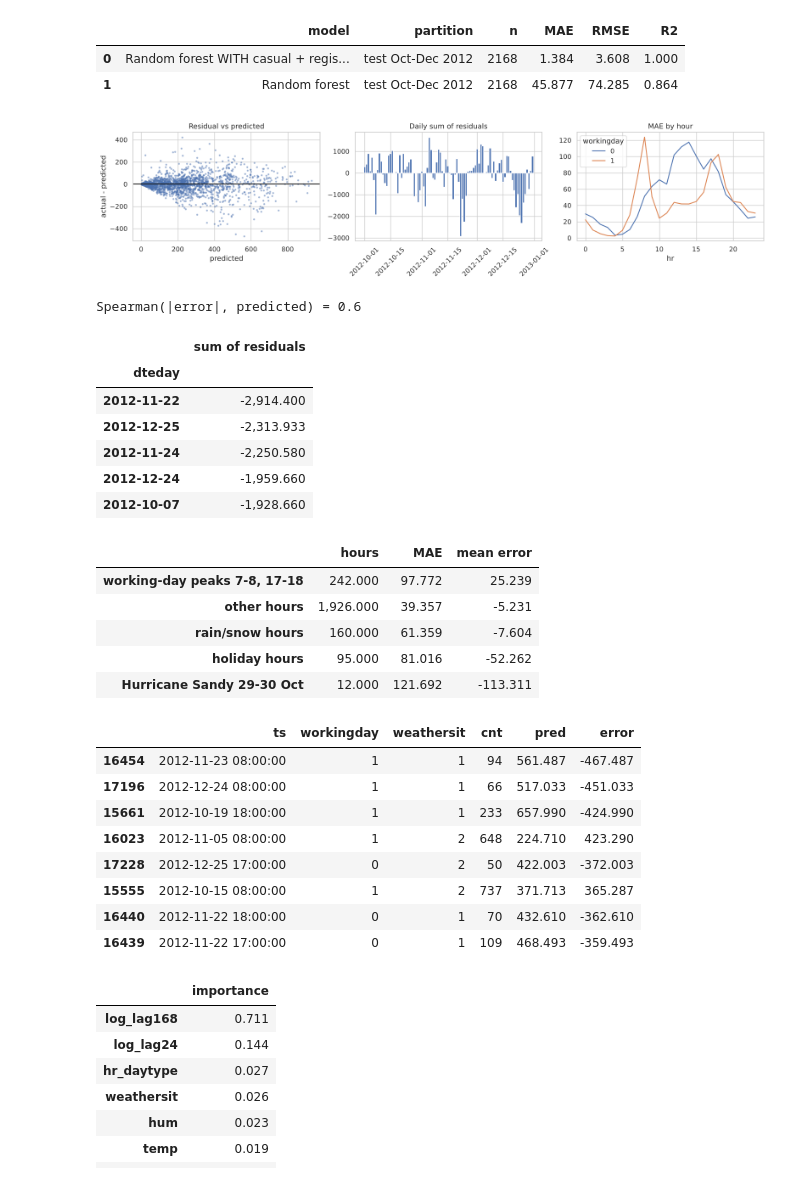
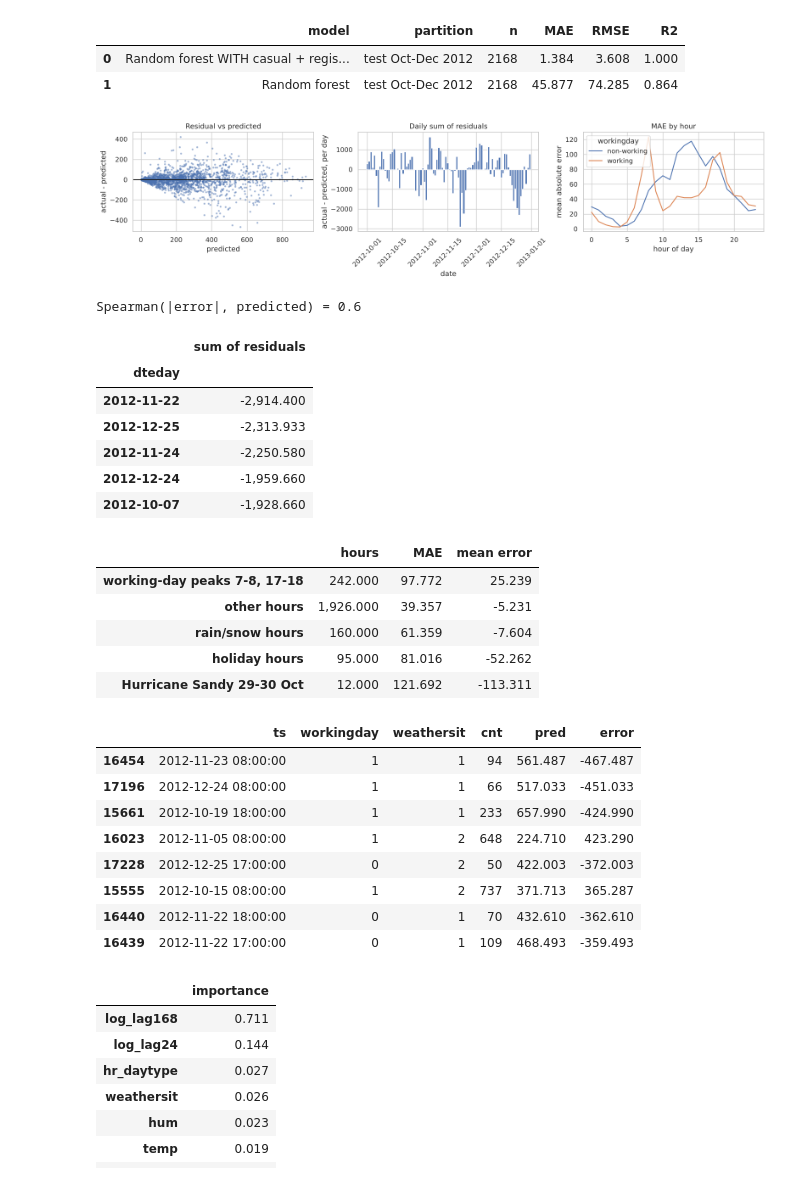
Before and after one commit to aktanseraliyev-beep/first, a Jupyter notebook: final_exam/final_exam_bike_sharing.ipynb, the cells around one changed output. Drawn from its saved outputs; the diff is of its cells as text; code cells hidden in the pictures.

```diff
--- a/final_exam/final_exam_bike_sharing.ipynb
+++ b/final_exam/final_exam_bike_sharing.ipynb
@@ -294,11 +303,11 @@ print('Shapiro-Wilk on daily cnt, p =', stats.shapiro(daily['cnt']).pvalue)
 commute = df[df['hr'].isin([7, 8, 9, 16, 17, 18, 19])].groupby('dteday')['cnt'].sum()
 daily['commute_share'] = commute / daily['cnt']
 full = daily[daily['hours'] >= 20]
-a = full.loc[full['workingday'] == 1, 'commute_share']
-b = full.loc[full['workingday'] == 0, 'commute_share']
-u, p = stats.mannwhitneyu(a, b)
-r = 2 * u / (len(a) * len(b)) - 1          # rank-biserial effect size
-print(f'Test 1: median {a.median():.3f} vs {b.median():.3f}, n = {len(a)} vs {len(b)}, U = {u:.0f}, p = {p:.2e}, r = {r:.2f}')
+share_w = full.loc[full['workingday'] == 1, 'commute_share']
+share_nw = full.loc[full['workingday'] == 0, 'commute_share']
+u, p = stats.mannwhitneyu(share_w, share_nw)
+r_rb = 2 * u / (len(share_w) * len(share_nw)) - 1          # rank-biserial effect size
+print(f'Test 1: median {share_w.median():.3f} vs {share_nw.median():.3f}, n = {len(share_w)} vs {len(share_nw)}, U = {u:.0f}, p = {p:.2e}, r = {r_rb:.2f}')
 
 a2 = daily.loc[daily['workingday'] == 1, 'cnt']
 b2 = daily.loc[daily['workingday'] == 0, 'cnt']
@@ -465,31 +481,33 @@ display(pd.DataFrame([reg_metrics('Random forest WITH casual + registered', 'tes
 # %%
 # Part 4. Residuals and error groups (random forest, test period)
 res = test[['ts', 'dteday', 'hr', 'workingday', 'holiday', 'weathersit', 'cnt']].copy()
 res['pred'] = p_rf
 res['error'] = res['cnt'] - res['pred']
 res['abs_error'] = res['error'].abs()
 
 fig, ax = plt.subplots(1, 3, figsize=(16, 4))
 ax[0].scatter(res['pred'], res['error'], s=5, alpha=0.4); ax[0].axhline(0, color='k')
 ax[0].set(title='Residual vs predicted', xlabel='predicted', ylabel='actual - predicted')
 day_err = res.groupby('dteday')['error'].sum()
-ax[1].bar(day_err.index, day_err.values, width=1); ax[1].set_title('Daily sum of residuals'); ax[1].tick_params(axis='x', rotation=45)
-res.groupby(['hr', 'workingday'])['abs_error'].mean().unstack().plot(ax=ax[2], title='MAE by hour')
+ax[1].bar(day_err.index, day_err.values, width=1); ax[1].set(title='Daily sum of residuals', xlabel='date', ylabel='actual - predicted, per day')
+ax[1].tick_params(axis='x', rotation=45)
+res.groupby(['hr', 'workingday'])['abs_error'].mean().unstack().rename(columns={0: 'non-working', 1: 'working'}).plot(ax=ax[2], title='MAE by hour')
+ax[2].set(xlabel='hour of day', ylabel='mean absolute error')
 plt.tight_layout(); plt.savefig(FIG / 'f5_residuals.png', dpi=150); plt.show()
 
 print('Spearman(|error|, predicted) =', round(stats.spearmanr(res['abs_error'], res['pred'])[0], 3))
 display(day_err.sort_values().head(5).to_frame('sum of residuals'))
 
 peak = res['hr'].isin([7, 8, 17, 18]) & (res['workingday'] == 1)
 rain = res['weathersit'] == 3
 sandy = res['dteday'].isin(pd.to_datetime(['2012-10-29', '2012-10-30']))
 groups = {'working-day peaks 7-8, 17-18': peak, 'other hours': ~peak, 'rain/snow hours': rain,
           'holiday hours': res['holiday'] == 1, 'Hurricane Sandy 29-30 Oct': sandy}
 display(pd.DataFrame({g: {'hours': m.sum(), 'MAE': res.loc[m, 'abs_error'].mean(), 'mean error': res.loc[m, 'error'].mean()}
                       for g, m in groups.items()}).T)
 display(res.nlargest(8, 'abs_error')[['ts', 'workingday', 'weathersit', 'cnt', 'pred', 'error']])
 # %% [output]
-[figure, old version]
+[figure, new version]
 Spearman(|error|, predicted) = 0.6
 |  | sum of residuals |
 | dteday |  |
```
Also changed, not shown: parts of 10 cells of this notebook, 7 other files.
